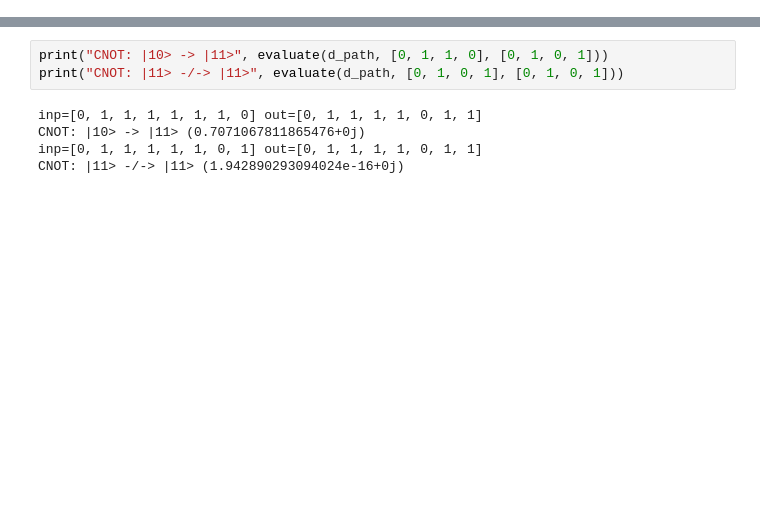
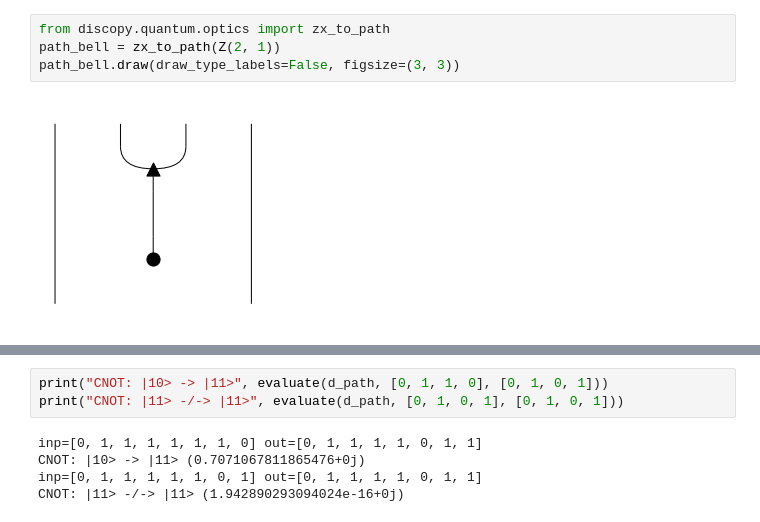
Before and after one commit to lawrencerowland/discopy, a Jupyter notebook: optics-demo.ipynb, the cells around one changed output, grey strips where cells are left out. Cells and saved outputs as stored; diff of their text form; blank space fills up the shorter version.

```diff
--- a/optics-demo.ipynb
+++ b/optics-demo.ipynb
@@ -43,0 +15,6 @@ pyzx.drawing.draw_d3(g)
+# %%
+from discopy.quantum.optics import zx_to_path
+path_bell = zx_to_path(Z(2, 1))
+path_bell.draw(draw_type_labels=False, figsize=(3, 3))
+# %% [output]
+[figure, added]
```
Also changed, not shown: parts of 27 cells of this notebook, 1 other file.
